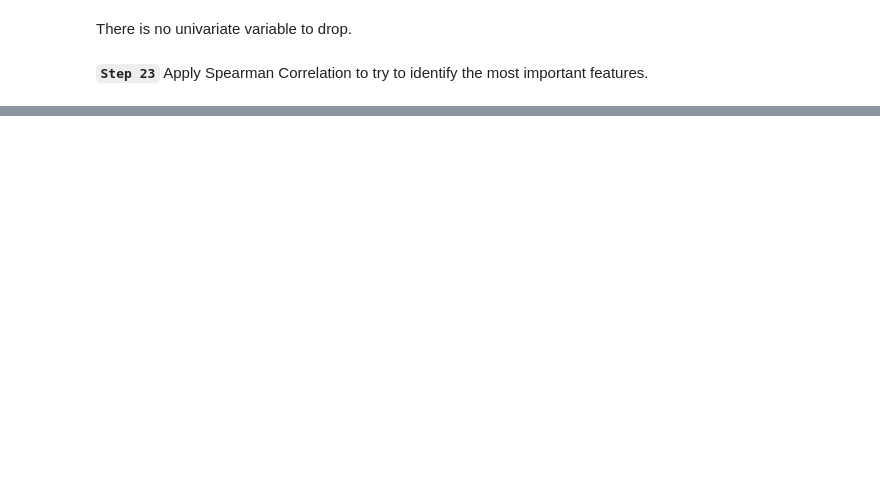
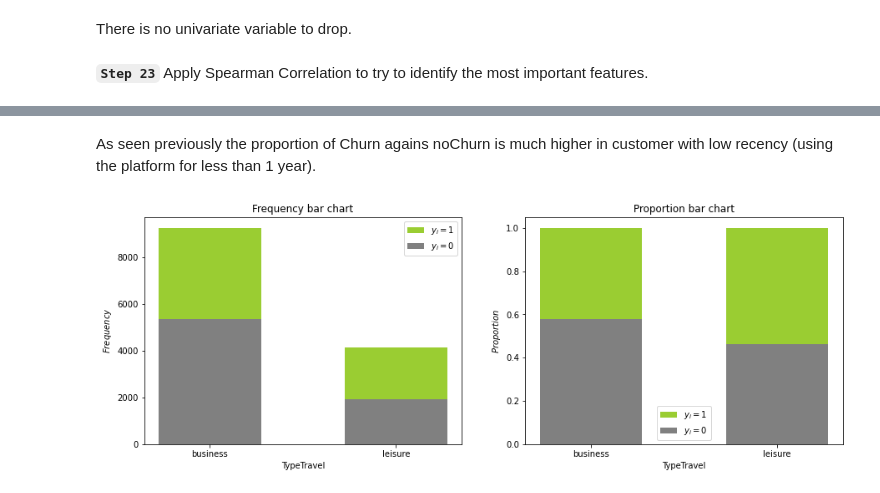
Before and after one commit to Ricardodpalmeida/DSML, a Jupyter notebook: 02. Surpervised/Predict_Churn.ipynb, the cells around one changed output, grey strips where cells are left out. Drawn from its saved outputs; the diff is of its cells as text; code cells hidden in the pictures; blank space fills up the shorter version.

```diff
--- a/02. Surpervised/Predict_Churn.ipynb
+++ b/02. Surpervised/Predict_Churn.ipynb
@@ -1136,0 +1116,6 @@ cor_heatmap(cor_spearman)
+# %% [markdown]
+As seen previously the proportion of Churn agains noChurn is much higher in customer with low recency (using the platform for less than 1 year).
+# %%
+bar_charts_categorical(all_train, "TypeTravel", "Churn")
+# %% [output]
+[figure, added]
```
Also changed, not shown: parts of 66 cells of this notebook.
